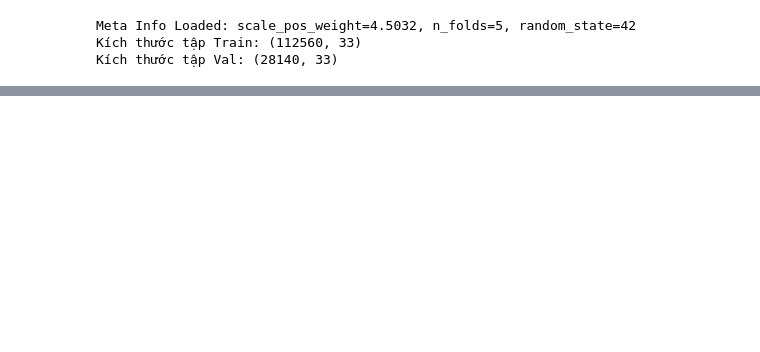
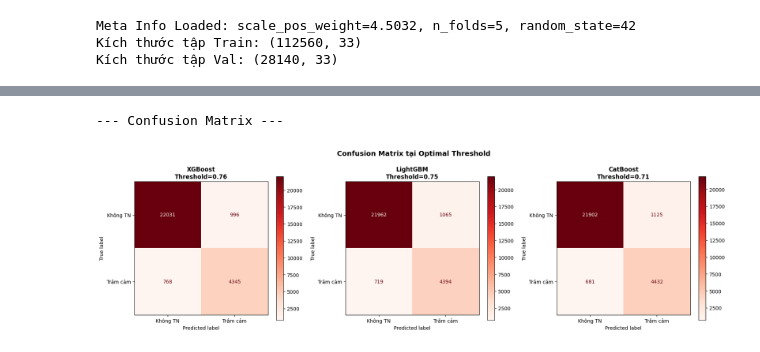
Before and after one commit to s4lt1f0l/Exploring-Mental-Health-Data, a Jupyter notebook: notebooks/04-boosting-models.ipynb, the cells around one changed output, grey strips where cells are left out. Saved outputs shown, nothing was run; the diff lists cells and outputs as text; code cells hidden in the pictures; blank space fills up the shorter version.

```diff
--- a/notebooks/04-boosting-models.ipynb
+++ b/notebooks/04-boosting-models.ipynb
@@ -351,0 +1011,23 @@ Validation F1-Score: 0.83208
+# %%
+print("\n--- Confusion Matrix ---")
+from sklearn.metrics import confusion_matrix, ConfusionMatrixDisplay
+
+fig, axes = plt.subplots(1, 3, figsize=(18, 5))
+thresholds = [best_t_xgb, best_t_lgb, best_t_cat]
+probs = [y_val_pred_prob_xgb, y_val_pred_prob_lgb, y_val_pred_prob_cat]
+
+for ax, (name, prob, thresh) in zip(axes, zip(
+        ['XGBoost', 'LightGBM', 'CatBoost'], probs, thresholds)):
+    y_pred = (prob >= thresh).astype(int)
+    cm = confusion_matrix(y_val, y_pred)
+    disp = ConfusionMatrixDisplay(cm, display_labels=['Không TN', 'Trầm cảm'])
+    disp.plot(ax=ax, cmap='Reds', values_format='d')
+    ax.set_title(f'{name}\nThreshold={thresh:.2f}', fontweight='bold')
+
+plt.suptitle('Confusion Matrix tại Optimal Threshold', fontsize=14, fontweight='bold', y=1.02)
+plt.tight_layout()
+plt.savefig(os.path.join(MODEL_DIR, 'confusion_matrix.png'), dpi=150, bbox_inches='tight')
+plt.show()
+# %% [output]
+--- Confusion Matrix ---
+[figure, added]
```
Also changed, not shown: parts of 41 cells of this notebook, 2 other files.
